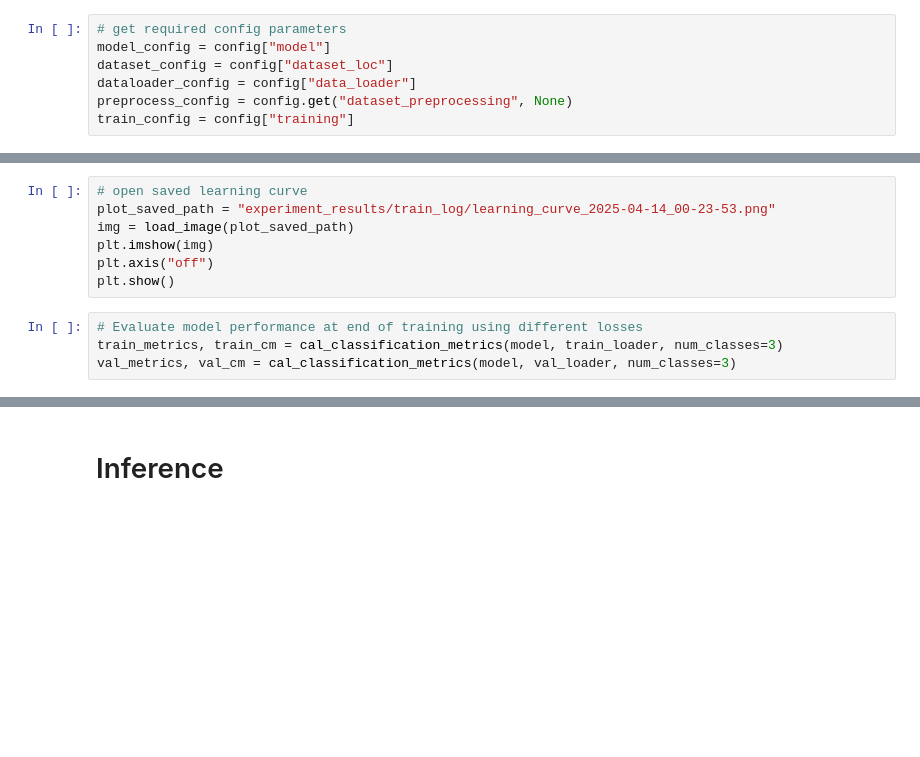
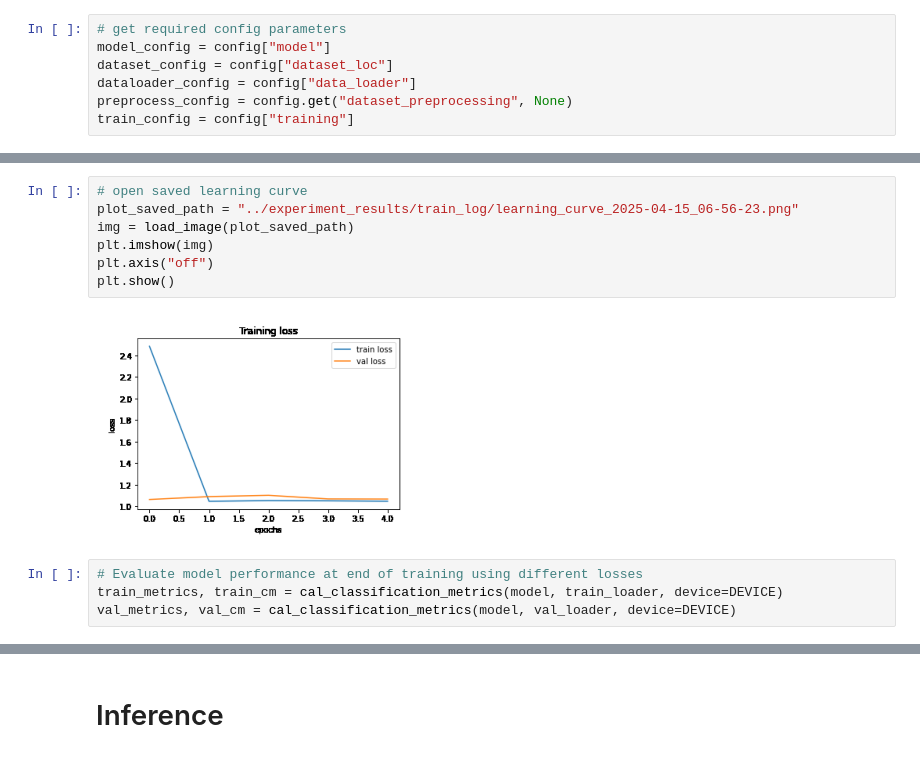
Before and after one commit to dfenny/LaneQ, a Jupyter notebook: demo_notebooks/Classification_train_inference.ipynb, the cells around one changed output, grey strips where cells are left out. Drawn from its saved outputs; the diff is of its cells as text; blank space fills up the shorter version.

```diff
--- a/demo_notebooks/Classification_train_inference.ipynb
+++ b/demo_notebooks/Classification_train_inference.ipynb
@@ -179,14 +200,16 @@ train_loop(model=model, loss_fn=criterion, optimizer=optimizer,
 # %%
 # open saved learning curve
-plot_saved_path = "experiment_results/train_log/learning_curve_2025-04-14_00-23-53.png"
+plot_saved_path = "../experiment_results/train_log/learning_curve_2025-04-15_06-56-23.png"
 img = load_image(plot_saved_path)
 plt.imshow(img)
 plt.axis("off")
 plt.show()
+# %% [output]
+[figure, added]
 # %%
 # Evaluate model performance at end of training using different losses
-train_metrics, train_cm = cal_classification_metrics(model, train_loader, num_classes=3)
-val_metrics, val_cm = cal_classification_metrics(model, val_loader, num_classes=3)
+train_metrics, train_cm = cal_classification_metrics(model, train_loader, device=DEVICE)
+val_metrics, val_cm = cal_classification_metrics(model, val_loader, device=DEVICE)
 # %%
 stats = pd.DataFrame([train_metrics, val_metrics], index=["train", "val"]).T
 display(stats)
```
Also changed, not shown: parts of 22 cells of this notebook, 1 other file.
